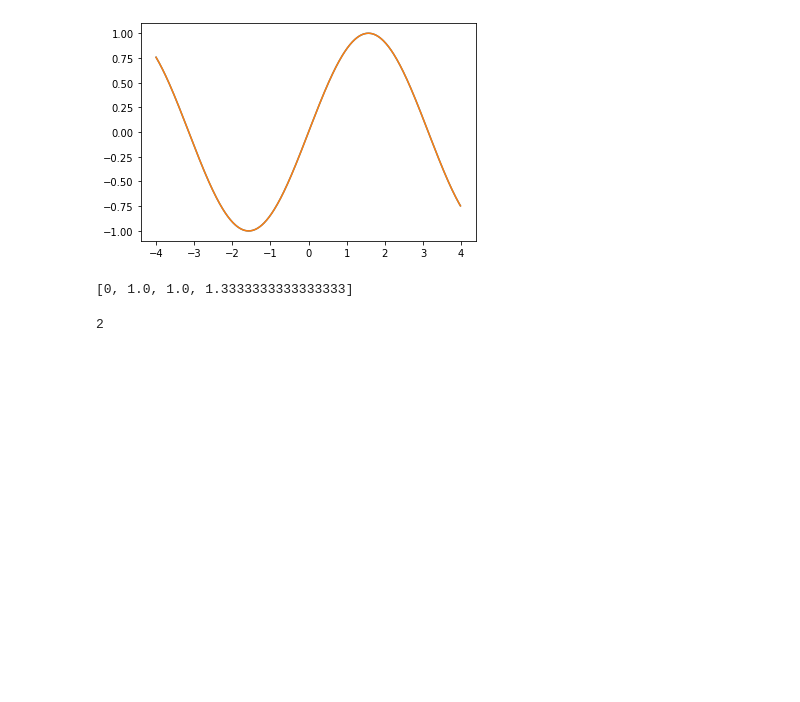
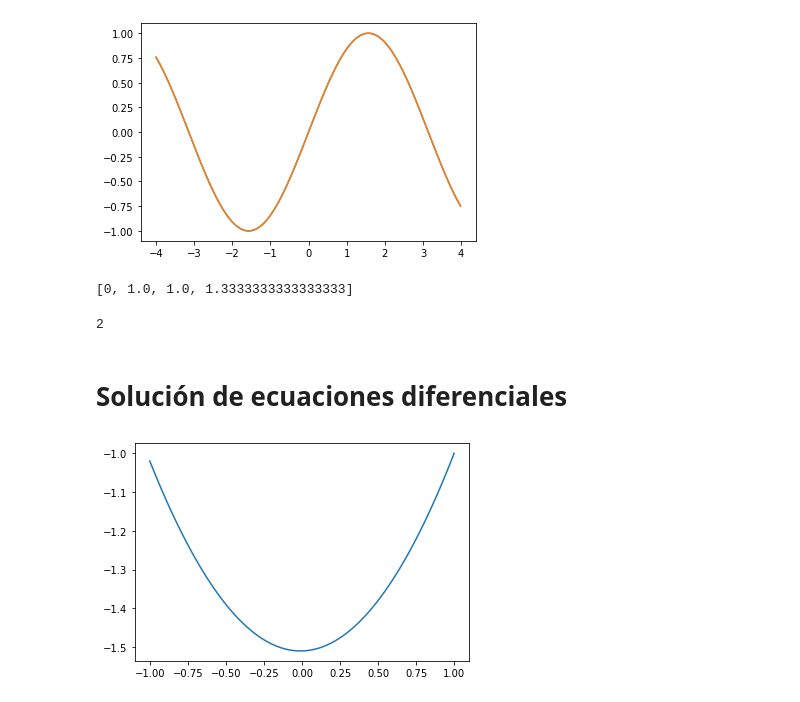
Before and after one commit to antvilla06/Programaci-n-y-M-todos-Num-ricos, a Jupyter notebook: Unidad_5.ipynb, the cells around one changed output. Cells and saved outputs as stored; diff of their text form; code cells hidden in the pictures; blank space fills up the shorter version.

```diff
--- a/Unidad_5.ipynb
+++ b/Unidad_5.ipynb
@@ -127,3 +188,29 @@ def contar(x):
 x = contar([1,2])
 # %% [output]
 2
+# %% [markdown]
+# Solución de ecuaciones diferenciales
+# %%
+n=100
+a=-1
+b=1
+h = (b-a)/n
+x=np.arange(a,b,h)
+x=np.append(x,[b])
+y=x
+
+i = 0
+sum=0
+aproxi=[]
+while i <= n:
+  sum =y[i]+sum
+  yaprox=y[0]+h*sum
+  aproxi.append(yaprox)
+  i=i+1
+
+
+plt.plot(x,aproxi)
+pol = lagrange(x,aproxi)
+#plt.plot(x,pol(x))
+# %% [output]
+[figure, added]
```
Also changed, not shown: parts of 7 cells of this notebook.
